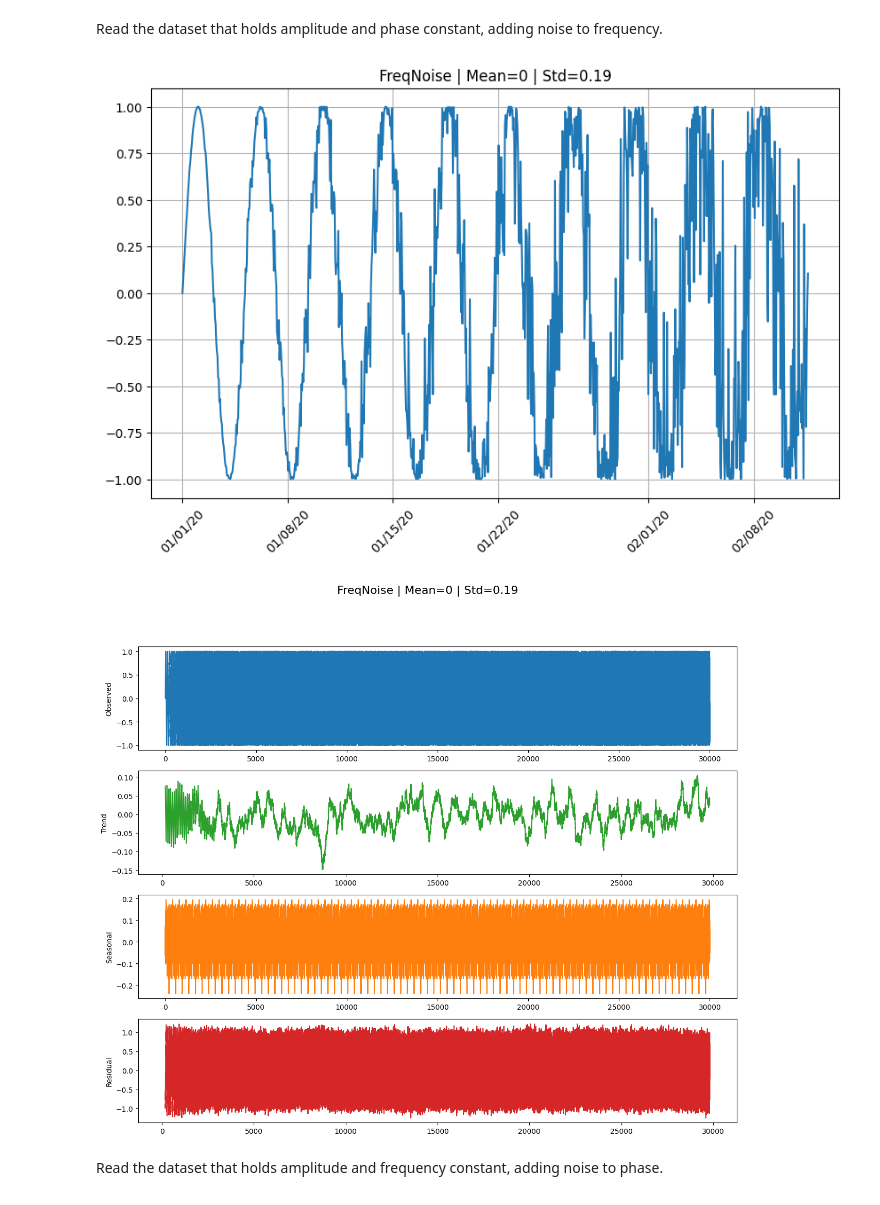
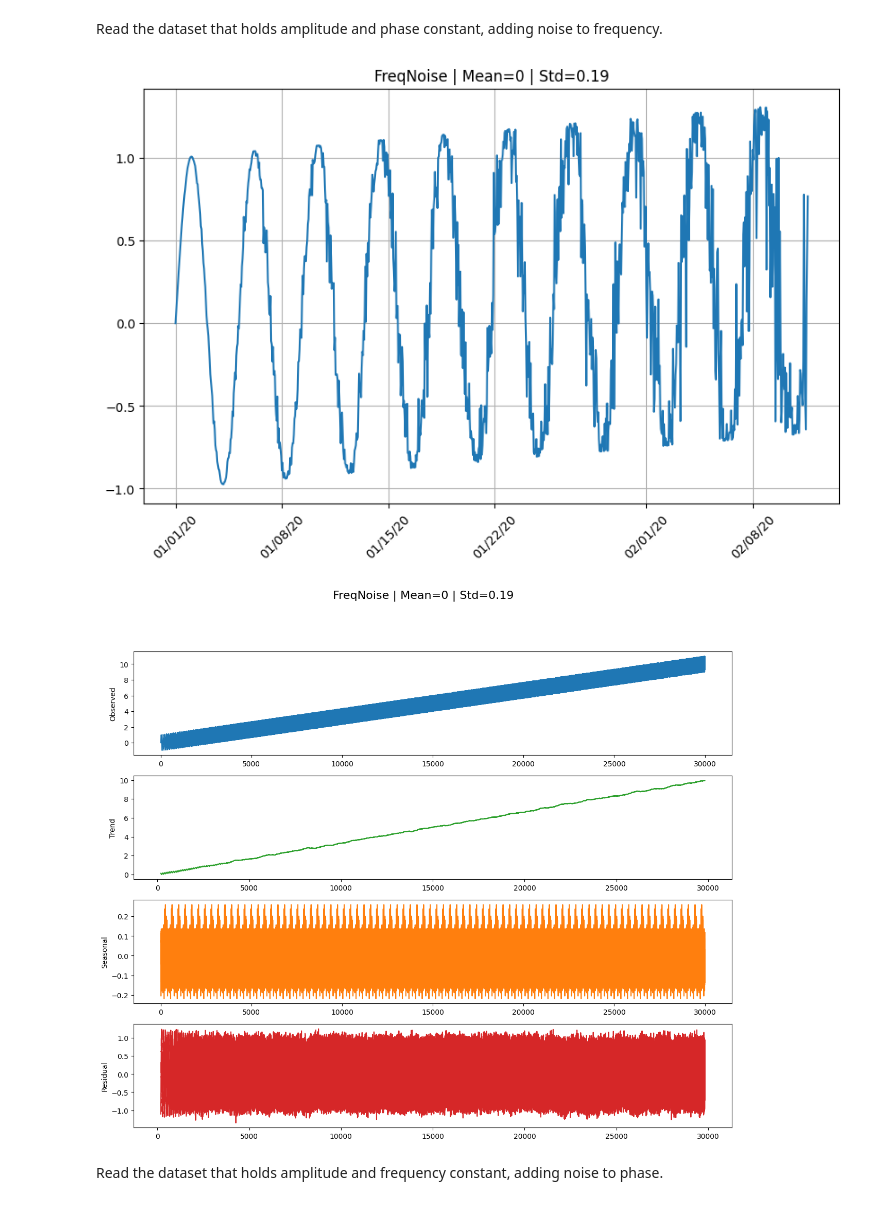
Before and after one commit to jc000222/SNP_project_codes, a Jupyter notebook: EDA for Synthetic Data.ipynb, the cells around one changed output. Drawn from its saved outputs; the diff is of its cells as text; code cells hidden in the pictures.

```diff
--- a/EDA for Synthetic Data.ipynb
+++ b/EDA for Synthetic Data.ipynb
@@ -65,16 +65,16 @@ EDA_deterministic.plot_decomposition()
 # %% [markdown]
 Read the dataset that holds amplitude and phase constant, adding noise to frequency.
 # %%
-df_freq_noise_single = pd.read_csv('synthetic_data/FreqNoise-Mean0-Std0p19.csv')
+df_freq_noise_single = pd.read_csv('synthetic_data/FreqNoise-Mean0-Slope0p1-Std0p1333.csv')
 df_freq_noise_single['Timestamp'] = pd.to_datetime(df_freq_noise_single['Timestamp'])
 EDA_freq_noise_single = EDARunner(df_freq_noise_single,"FreqNoise | Mean=0 | Std=0.19",Show_info=False)
 EDA_freq_noise_single.overview(Zoom_in=(0,1000))
 # %% [output]
-[figure, old version]
+[figure, new version]
 # %%
 EDA_freq_noise_single.plot_decomposition()
 # %% [output]
-[figure, old version]
+[figure, new version]
 # %% [markdown]
 Read the dataset that holds amplitude and frequency constant, adding noise to phase.
 # %%
```
Also changed, not shown: parts of 15 cells of this notebook, 23 other files.
